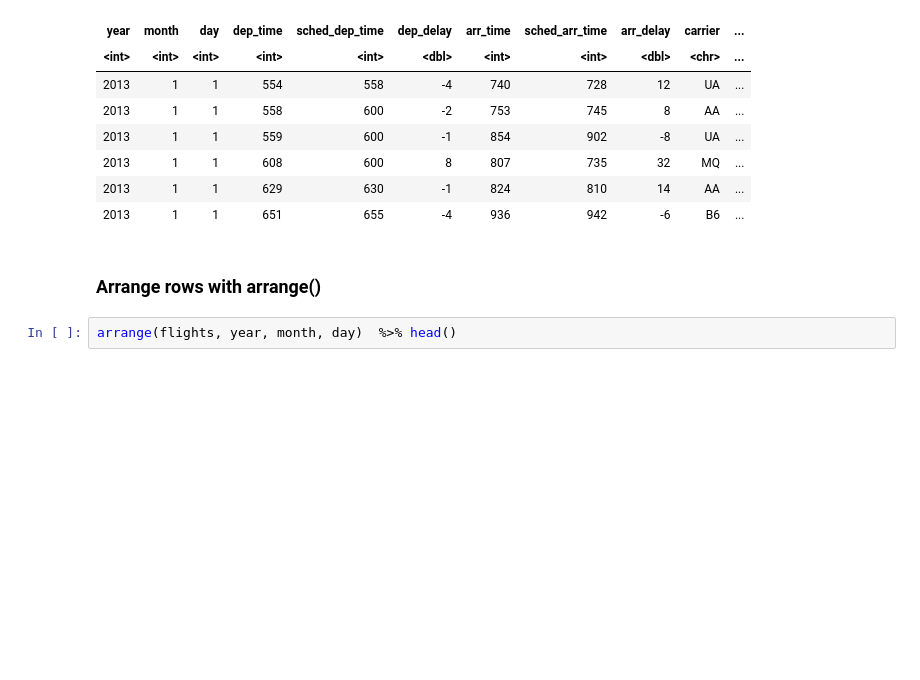
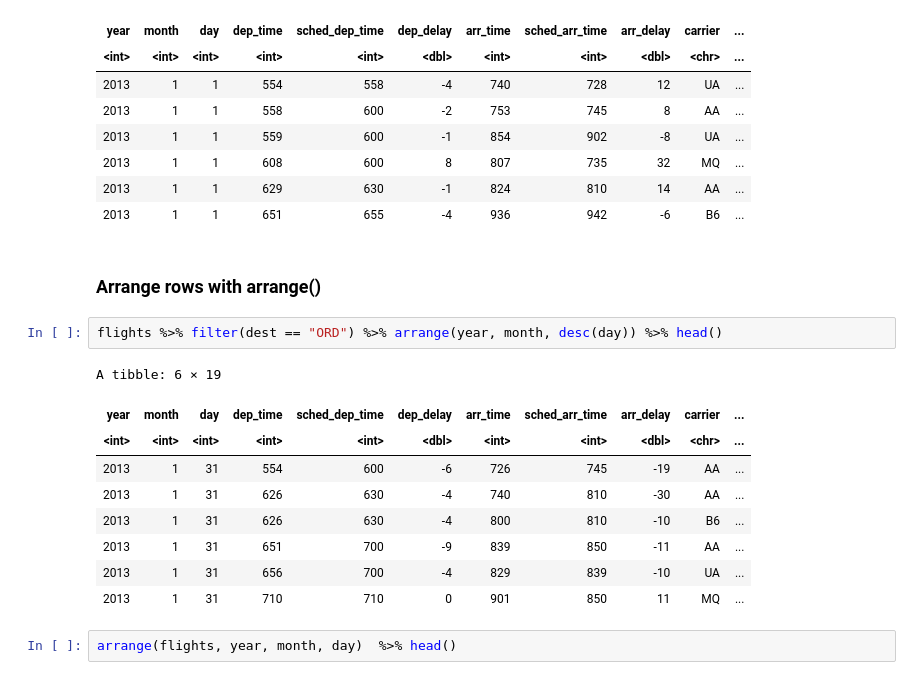
Before and after one commit to ikwak2/testrepository, a Jupyter notebook: R4df_1.ipynb, the cells around one changed output. Cells and saved outputs as stored; diff of their text form; blank space fills up the shorter version.

```diff
--- a/R4df_1.ipynb
+++ b/R4df_1.ipynb
@@ -142,6 +142,18 @@ A tibble: 6 × 19
 | 2013 | 1 | 1 | 651 | 655 | -4 | 936 | 942 | -6 | B6 | ... |
 # %% [markdown]
 ### Arrange rows with arrange()
+# %%
+flights %>% filter(dest == "ORD") %>% arrange(year, month, desc(day)) %>% head()
+# %% [output]
+A tibble: 6 × 19
+| year | month | day | dep_time | sched_dep_time | dep_delay | arr_time | sched_arr_time | arr_delay | carrier | ... |
+| <int> | <int> | <int> | <int> | <int> | <dbl> | <int> | <int> | <dbl> | <chr> | ... |
+| 2013 | 1 | 31 | 554 | 600 | -6 | 726 | 745 | -19 | AA | ... |
+| 2013 | 1 | 31 | 626 | 630 | -4 | 740 | 810 | -30 | AA | ... |
+| 2013 | 1 | 31 | 626 | 630 | -4 | 800 | 810 | -10 | B6 | ... |
+| 2013 | 1 | 31 | 651 | 700 | -9 | 839 | 850 | -11 | AA | ... |
+| 2013 | 1 | 31 | 656 | 700 | -4 | 829 | 839 | -10 | UA | ... |
+| 2013 | 1 | 31 | 710 | 710 | 0 | 901 | 850 | 11 | MQ | ... |
 # %%
 arrange(flights, year, month, day)  %>% head()
 # %% [output]
```
Also changed, not shown: parts of 8 cells of this notebook.
